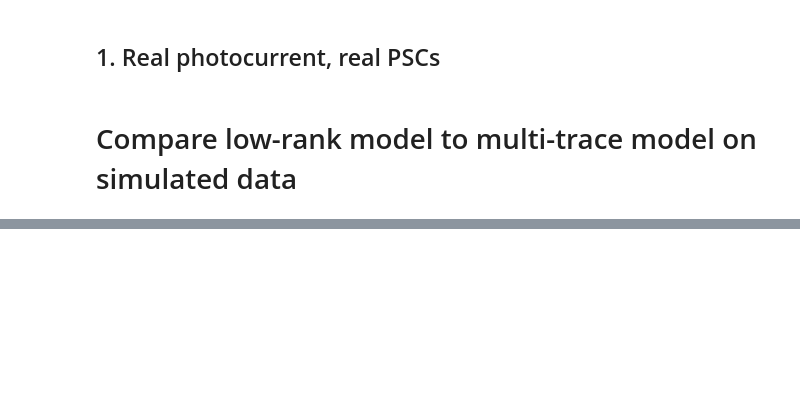
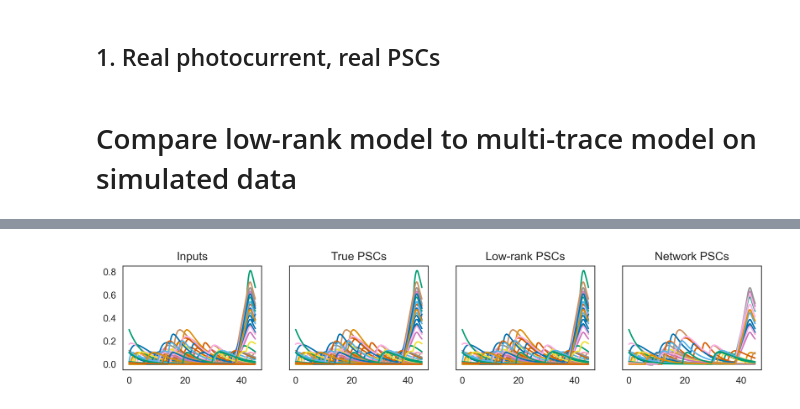
Before and after one commit to bantin/PhoRC, a Jupyter notebook: opsin_subtraction_experiments/synthetic-validation.ipynb, the cells around one changed output, grey strips where cells are left out. Cells and saved outputs as stored; diff of their text form; code cells hidden in the pictures; blank space fills up the shorter version.

```diff
--- a/opsin_subtraction_experiments/synthetic-validation.ipynb
+++ b/opsin_subtraction_experiments/synthetic-validation.ipynb
@@ -110,0 +125,52 @@ array([0.  , 0.05, 0.1 , 0.15, 0.2 , 0.25, 0.3 , 0.35, 0.4 , 0.45])
+# %%
+
+import seaborn as sns
+sns.set_style('white')
+sns.set_palette('colorblind')
+amp = 0.1
+pc_frac = 0.001
+argstr = ("--num_train 10"
+        " --linear_onset_frac 0.5"
+        " --pc_scale_min 0.2 --pc_scale_max 0.8"
+        " --psc_scale_min %f --psc_scale_max %f"
+        " --min_pc_fraction %f"
+        " --max_pc_fraction %f"
+        " --onset_latency_ms 0.0 --num_test 1"
+        " --normalize none"
+        " --onset_jitter_ms 0.0001"
+        " --gp_scale_max 0.00"
+        " --gp_scale_min 0.00"
+        " --num_traces_per_expt 64 --iid_noise_std_min 0.000"
+        " --iid_noise_std_max 0.00" % (amp, amp, pc_frac, pc_frac))
+argstr = argstr.split(" ")
+args = subtractr.pc_subtractr_network.parse_args(argstr)
+
+dummy_net = subtractr.Subtractr(**vars(args))
+dummy_net.generate_training_data(args)
+
+# subtract photocurrent using trained net
+test_expts = dummy_net.test_expts
+inputs = np.array(test_expts[0][0])
+targets = test_expts[1][0]
+true_pscs = inputs - targets
+
+# estimate via net
+net_pscs = inputs - net(inputs)
+
+# estimate via low-rank
+low_rank_pscs = inputs - subtractr.low_rank.estimate_photocurrents_baseline(inputs, None, separate_by_power=False, stepwise_constrain_V=False)
+
+fig, axs = plt.subplots(1, 4, figsize=(12, 2), dpi=300, sharey=True)
+tsteps = np.arange(inputs.shape[1]) * 0.05
+axs[0].plot(tsteps, inputs.T)
+axs[0].set_title('Inputs')
+axs[1].plot(tsteps, true_pscs.T)
+axs[1].set_title('True PSCs')
+
+axs[2].plot(tsteps, low_rank_pscs.T)
+axs[2].set_title('Low-rank PSCs')
+
+axs[3].plot(tsteps, net_pscs.T)
+axs[3].set_title('Network PSCs')
+plt.show()
+# %% [output]
@@ -110,0 +180 @@ array([0.  , 0.05, 0.1 , 0.15, 0.2 , 0.25, 0.3 , 0.35, 0.4 , 0.45])
+[figure, added]
```
Also changed, not shown: parts of 9 cells of this notebook, 2 other files.
